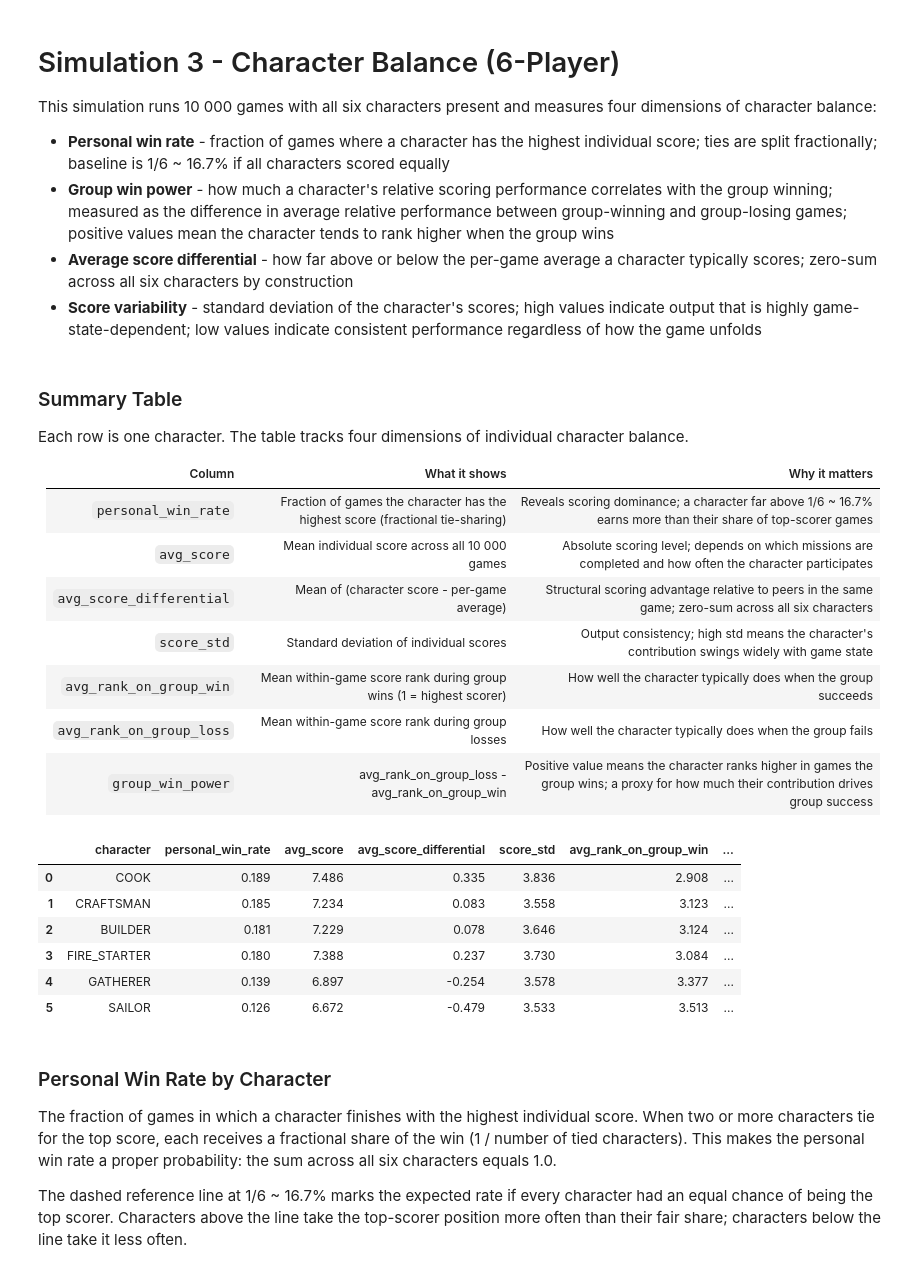
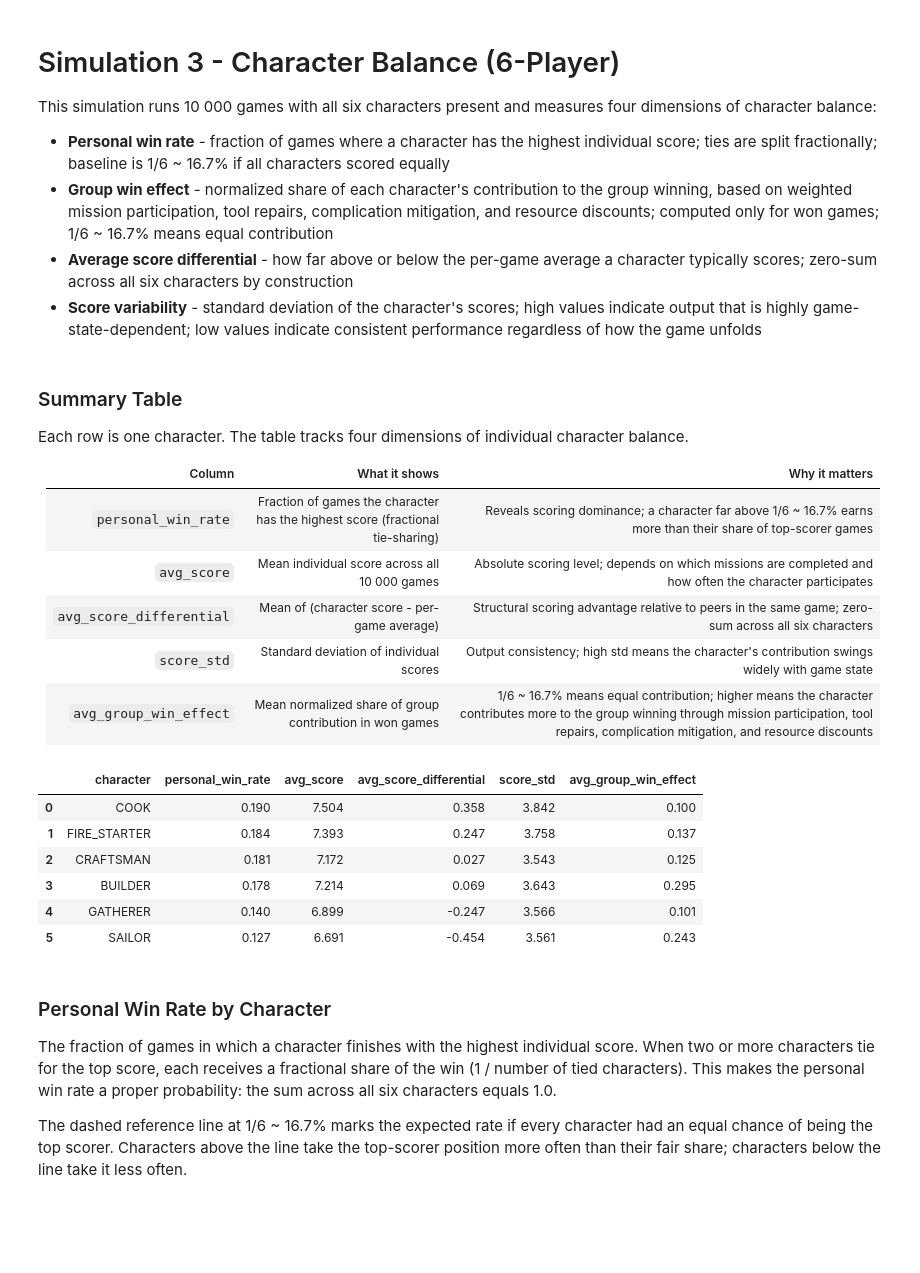
Before and after one commit to simo21-ss/volcano-rush, a Jupyter notebook: notebooks/3_simulation_character_balance.ipynb, the cells around one changed output. Saved outputs shown, nothing was run; the diff lists cells and outputs as text; code cells hidden in the pictures; blank space fills up the shorter version.

```diff
--- a/notebooks/3_simulation_character_balance.ipynb
+++ b/notebooks/3_simulation_character_balance.ipynb
@@ -17,7 +17,7 @@ import simulation_engine as engine
 This simulation runs 10 000 games with all six characters present and measures four dimensions of character balance:
 
 * **Personal win rate** - fraction of games where a character has the highest individual score; ties are split fractionally; baseline is 1/6 ~ 16.7% if all characters scored equally
-* **Group win power** - how much a character's relative scoring performance correlates with the group winning; measured as the difference in average relative performance between group-winning and group-losing games; positive values mean the character tends to rank higher when the group wins
+* **Group win effect** - normalized share of each character's contribution to the group winning, based on weighted mission participation, tool repairs, complication mitigation, and resource discounts; computed only for won games; 1/6 ~ 16.7% means equal contribution
 * **Average score differential** - how far above or below the per-game average a character typically scores; zero-sum across all six characters by construction
 * **Score variability** - standard deviation of the character's scores; high values indicate output that is highly game-state-dependent; low values indicate consistent performance regardless of how the game unfolds
 # %%
@@ -32,6 +32,8 @@ records = engine.run_scenario(
 # %%
 CHARACTERS = list(engine.Character)
 SCORE_COLS = [f"score_{c.name}" for c in CHARACTERS]
+GROUP_WIN_EFFECT_COLS = [f"group_win_effect_{c.name}" for c in CHARACTERS]
+COUNTER_NAMES = ["missions_participated", "boat_missions_participated", "tools_repaired", "lesser_evil_uses", "requirement_discounts_used"]
 
 rows = []
 for i, record in enumerate(records):
@@ -43,6 +45,10 @@ for i, record in enumerate(records):
     }
     for character in CHARACTERS:
         row[f"score_{character.name}"] = record.final_scores[character]
+        contribution = record.contributions.get(character)
+        row[f"group_win_effect_{character.name}"] = contribution.group_win_effect if contribution else 0.0
+        for counter_name in COUNTER_NAMES:
+            row[f"{counter_name}_{character.name}"] = getattr(contribution, counter_name, 0) if contribution else 0
     rows.append(row)
 
 records = pd.DataFrame(rows)
@@ -58,59 +64,53 @@ Each row is one character. The table tracks four dimensions of individual charac
 | `avg_score` | Mean individual score across all 10 000 games | Absolute scoring level; depends on which missions are completed and how often the character participates |
 | `avg_score_differential` | Mean of (character score - per-game average) | Structural scoring advantage relative to peers in the same game; zero-sum across all six characters |
 | `score_std` | Standard deviation of individual scores | Output consistency; high std means the character's contribution swings widely with game state |
-| `avg_rank_on_group_win` | Mean within-game score rank during group wins (1 = highest scorer) | How well the character typically does when the group succeeds |
-| `avg_rank_on_group_loss` | Mean within-game score rank during group losses | How well the character typically does when the group fails |
-| `group_win_power` | avg_rank_on_group_loss - avg_rank_on_group_win | Positive value means the character ranks higher in games the group wins; a proxy for how much their contribution drives group success |
+| `avg_group_win_effect` | Mean normalized share of group contribution in won games | 1/6 ~ 16.7% means equal contribution; higher means the character contributes more to the group winning through mission participation, tool repairs, complication mitigation, and resource discounts |
 # %%
 win_mask = records["is_win"] == 1
 loss_mask = records["is_win"] == 0
 
 summary_rows = []
 max_scores = records[SCORE_COLS].max(axis = 1)
 tied_counts = (records[SCORE_COLS].eq(max_scores, axis = 0)).sum(axis = 1)
-rank_frame = records[SCORE_COLS].rank(axis = 1, ascending = False, method = "min")
 
 for character in CHARACTERS:
     score_column = f"score_{character.name}"
     scores = records[score_column]
     personal_win_contributions = ((records[score_column] == max_scores) / tied_counts).sum()
 
+    group_win_effect_column = f"group_win_effect_{character.name}"
+    avg_group_win_effect = records.loc[win_mask, group_win_effect_column].mean()
+
     summary_rows.append({
-        "character":               character.name,
-        "personal_win_rate":       personal_win_contributions / N_GAMES,
-        "avg_score":               scores.mean(),
-        "avg_score_differential":  (scores - records["game_avg_score"]).mean(),
-        "score_std":               scores.std(),
-        "avg_rank_on_group_win":   rank_frame[score_column][win_mask].mean(),
-        "avg_rank_on_group_loss":  rank_frame[score_column][loss_mask].mean(),
+        "character":              character.name,
+        "personal_win_rate":      personal_win_contributions / N_GAMES,
+        "avg_score":              scores.mean(),
+        "avg_score_differential": (scores - records["game_avg_score"]).mean(),
+        "score_std":              scores.std(),
+        "avg_group_win_effect":   avg_group_win_effect,
     })
 
 char_summary = pd.DataFrame(summary_rows)
-char_summary["group_win_power"] = (
-    char_summary["avg_rank_on_group_loss"] - char_summary["avg_rank_on_group_win"]
-)
 char_summary = char_summary.sort_values("personal_win_rate", ascending = False).reset_index(drop = True)
 
 float_cols = [
     "personal_win_rate",
     "avg_score",
     "avg_score_differential",
     "score_std",
-    "avg_rank_on_group_win",
-    "avg_rank_on_group_loss",
-    "group_win_power",
+    "avg_group_win_effect",
 ]
 char_summary[float_cols] = char_summary[float_cols].round(3)
 
 char_summary
 # %% [output]
-|  | character | personal_win_rate | avg_score | avg_score_differential | score_std | avg_rank_on_group_win | ... |
-| 0 | COOK | 0.189 | 7.486 | 0.335 | 3.836 | 2.908 | ... |
-| 1 | CRAFTSMAN | 0.185 | 7.234 | 0.083 | 3.558 | 3.123 | ... |
-| 2 | BUILDER | 0.181 | 7.229 | 0.078 | 3.646 | 3.124 | ... |
-| 3 | FIRE_STARTER | 0.180 | 7.388 | 0.237 | 3.730 | 3.084 | ... |
-| 4 | GATHERER | 0.139 | 6.897 | -0.254 | 3.578 | 3.377 | ... |
-| 5 | SAILOR | 0.126 | 6.672 | -0.479 | 3.533 | 3.513 | ... |
+|  | character | personal_win_rate | avg_score | avg_score_differential | score_std | avg_group_win_effect |
+| 0 | COOK | 0.190 | 7.504 | 0.358 | 3.842 | 0.100 |
+| 1 | FIRE_STARTER | 0.184 | 7.393 | 0.247 | 3.758 | 0.137 |
+| 2 | CRAFTSMAN | 0.181 | 7.172 | 0.027 | 3.543 | 0.125 |
+| 3 | BUILDER | 0.178 | 7.214 | 0.069 | 3.643 | 0.295 |
+| 4 | GATHERER | 0.140 | 6.899 | -0.247 | 3.566 | 0.101 |
+| 5 | SAILOR | 0.127 | 6.691 | -0.454 | 3.561 | 0.243 |
 # %% [markdown]
 ### Personal Win Rate by Character
 
```
Also changed, not shown: parts of 8 cells of this notebook, 9 other files.
